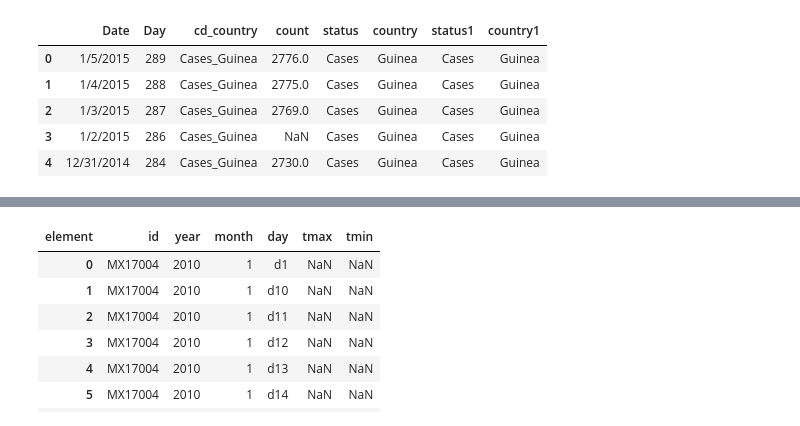
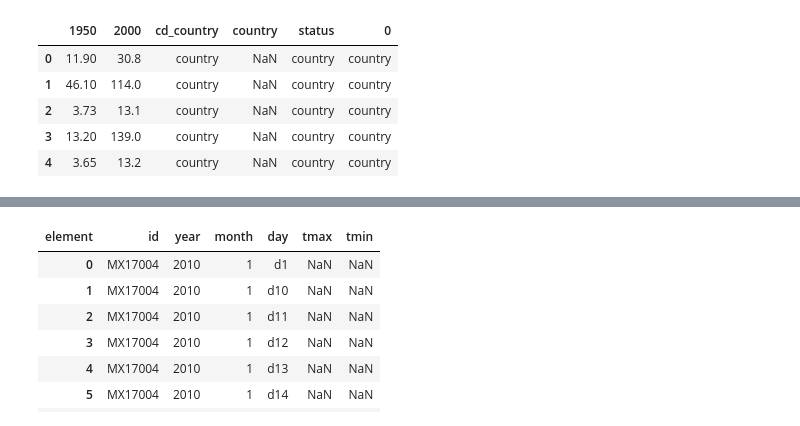
Before and after one commit to LaGuer/scipy-2017-tutorial-pandas, a Jupyter notebook: 02-lesson/04-tidy.ipynb, the cells around one changed output, grey strips where cells are left out. Cells and saved outputs as stored; diff of their text form; code cells hidden in the pictures.

```diff
--- a/02-lesson/04-tidy.ipynb
+++ b/02-lesson/04-tidy.ipynb
@@ -167,9 +172,9 @@ ebola_melt
 # %%
-var_split = ebola_melt['cd_country'].str.split('_')
+var_split = popdensity_melt['cd_country'].str.split('_')
 # %%
 status_values = var_split.str.get(0)
 country_values = var_split.str.get(1)
 # %%
-ebola_melt['status'] = status_values
-ebola_melt['country'] = country_values
+popdensity_melt['status'] = status_values
+popdensity_melt['country'] = country_values
 # %%
@@ -184,4 +189,4 @@ ebola_melt.head()
 # %%
-variable_split = ebola_melt['cd_country'].str.split('_', expand=True)
+variable_split = popdensity_melt['cd_country'].str.split('_', expand=True)
 variable_split
 # %% [output]
@@ -216,11 +216,11 @@ variable_split.head()
 # %%
-ebola_clean = pd.concat([ebola_melt, variable_split], axis=1)
+popdensity_clean = pd.concat([popdensity_melt, variable_split], axis=1)
 # %%
-ebola_clean.head()
+popdensity_clean.head()
 # %% [output]
-|  | Date | Day | cd_country | count | status | country | status1 | country1 |
-| 0 | 1/5/2015 | 289 | Cases_Guinea | 2776.0 | Cases | Guinea | Cases | Guinea |
-| 1 | 1/4/2015 | 288 | Cases_Guinea | 2775.0 | Cases | Guinea | Cases | Guinea |
-| 2 | 1/3/2015 | 287 | Cases_Guinea | 2769.0 | Cases | Guinea | Cases | Guinea |
-| 3 | 1/2/2015 | 286 | Cases_Guinea | NaN | Cases | Guinea | Cases | Guinea |
-| 4 | 12/31/2014 | 284 | Cases_Guinea | 2730.0 | Cases | Guinea | Cases | Guinea |
+|  | 1950 | 2000 | cd_country | country | status | 0 |
+| 0 | 11.90 | 30.8 | country | NaN | country | country |
+| 1 | 46.10 | 114.0 | country | NaN | country | country |
+| 2 | 3.73 | 13.1 | country | NaN | country | country |
+| 3 | 13.20 | 139.0 | country | NaN | country | country |
+| 4 | 3.65 | 13.2 | country | NaN | country | country |
```
Also changed, not shown: parts of 28 cells of this notebook.
